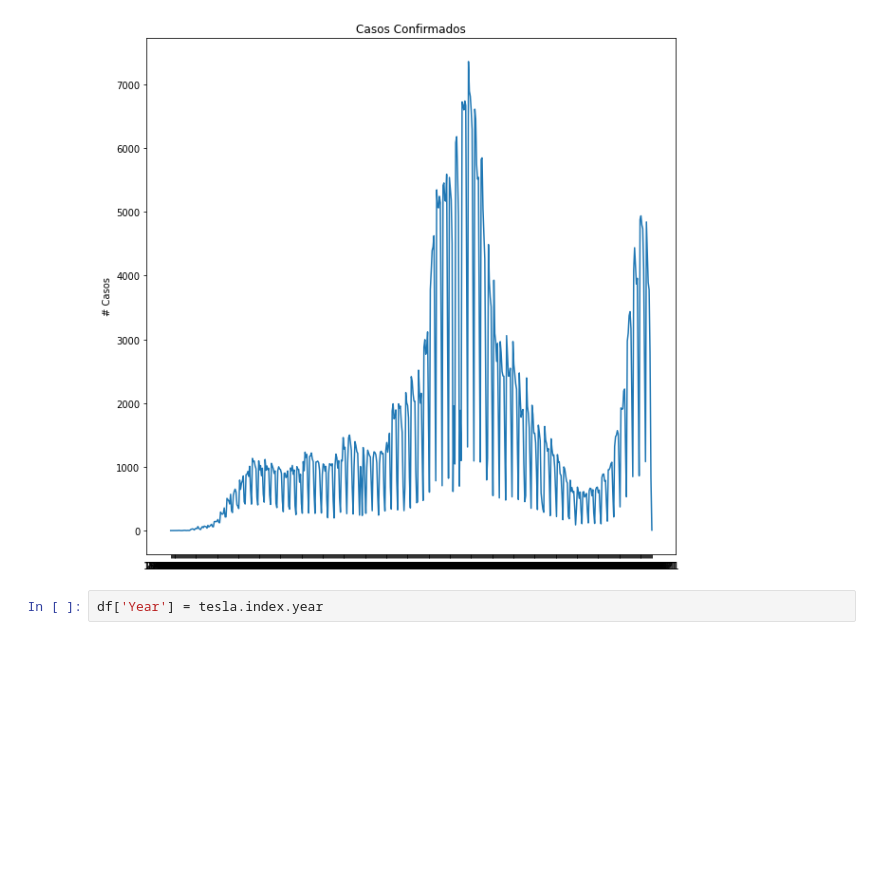
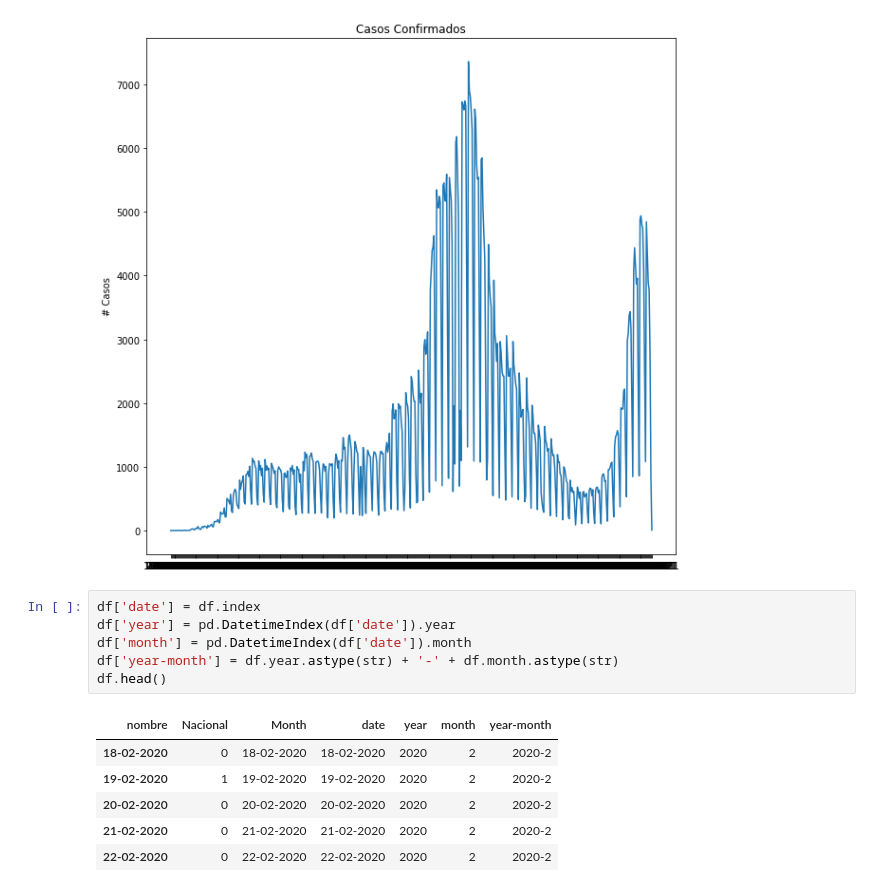
Before and after one commit to hatchdavid1/MX_covid_maps, a Jupyter notebook: covid_forecast.ipynb, the cells around one changed output. Drawn from its saved outputs; the diff is of its cells as text; blank space fills up the shorter version.

```diff
--- a/covid_forecast.ipynb
+++ b/covid_forecast.ipynb
@@ -110,5 +110,16 @@ plt.ylabel('# Casos');
 plt.show()
 # %% [output]
 [figure]
-# %%
-df['Year'] = tesla.index.year
+# %%
+df['date'] = df.index
+df['year'] = pd.DatetimeIndex(df['date']).year
+df['month'] = pd.DatetimeIndex(df['date']).month
+df['year-month'] = df.year.astype(str) + '-' + df.month.astype(str)
+df.head()
+# %% [output]
+| nombre | Nacional | Month | date | year | month | year-month |
+| 18-02-2020 | 0 | 18-02-2020 | 18-02-2020 | 2020 | 2 | 2020-2 |
+| 19-02-2020 | 1 | 19-02-2020 | 19-02-2020 | 2020 | 2 | 2020-2 |
+| 20-02-2020 | 0 | 20-02-2020 | 20-02-2020 | 2020 | 2 | 2020-2 |
+| 21-02-2020 | 0 | 21-02-2020 | 21-02-2020 | 2020 | 2 | 2020-2 |
+| 22-02-2020 | 0 | 22-02-2020 | 22-02-2020 | 2020 | 2 | 2020-2 |
```
